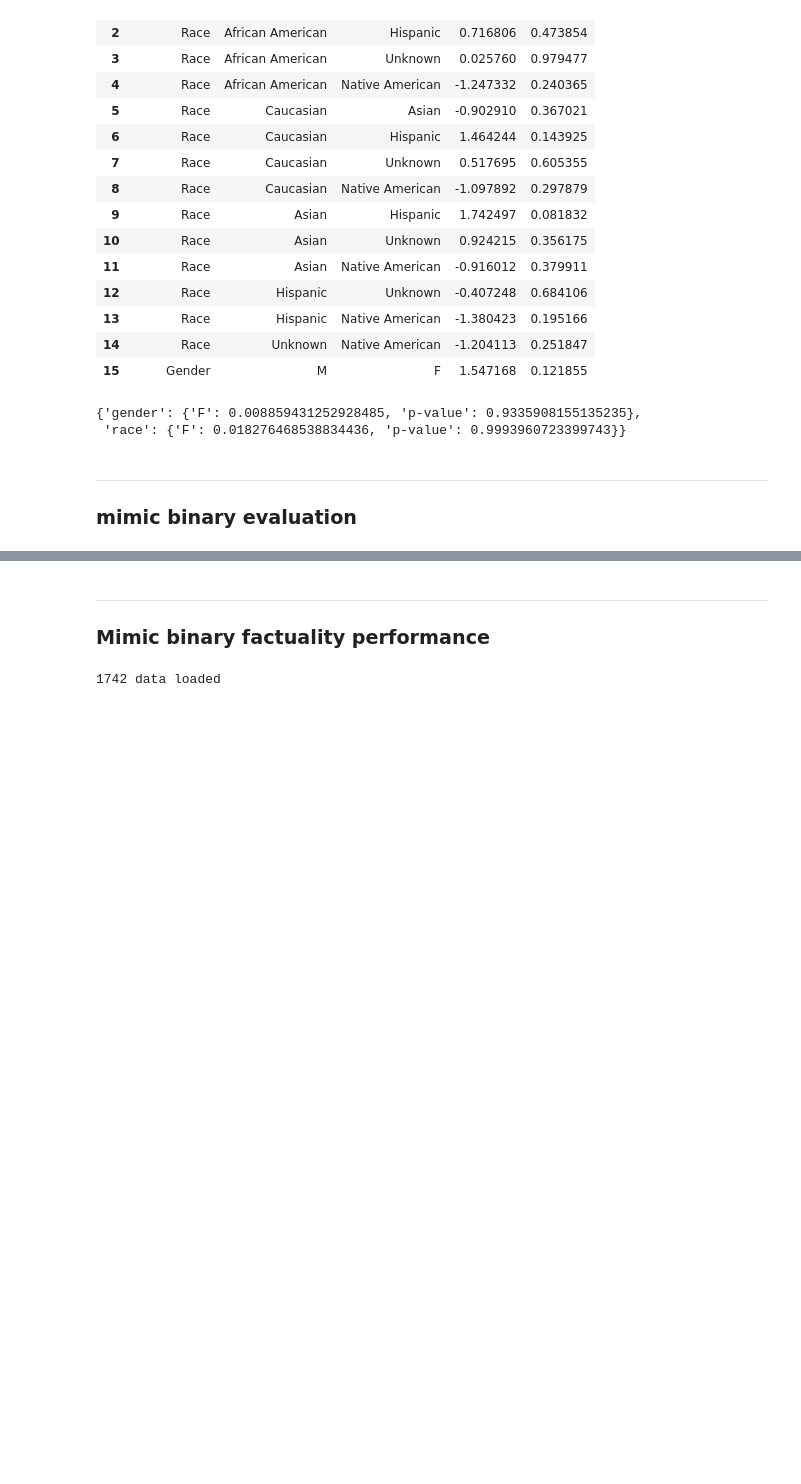
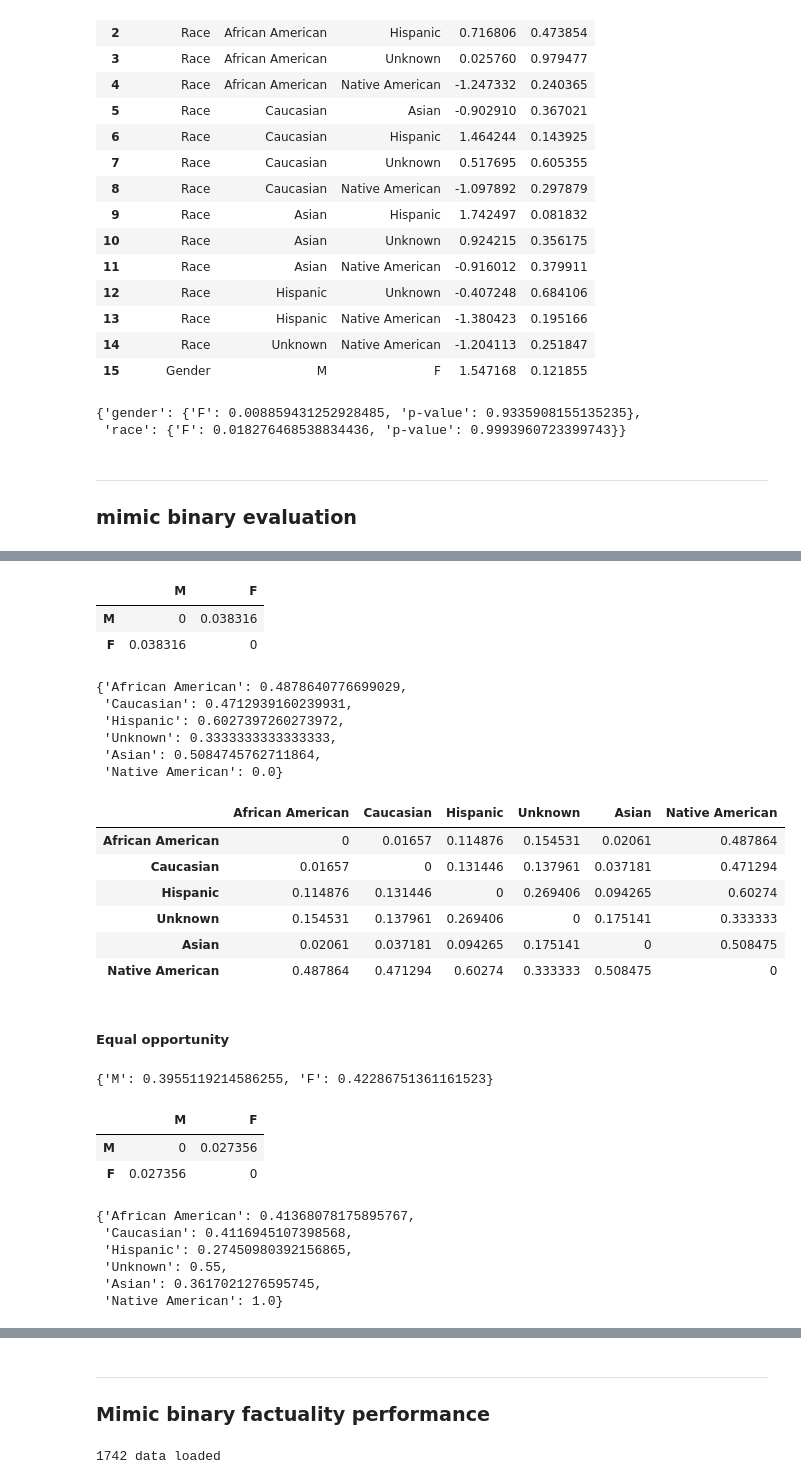
Before and after one commit to nipdep/Trust-Medical-LVLM, a Jupyter notebook: notebooks/mimic_base_fairness_eval.ipynb, the cells around one changed output, grey strips where cells are left out. Saved outputs shown, nothing was run; the diff lists cells and outputs as text; code cells hidden in the pictures; blank space fills up the shorter version.

```diff
--- a/notebooks/mimic_base_fairness_eval.ipynb
+++ b/notebooks/mimic_base_fairness_eval.ipynb
@@ -130,0 +180,27 @@ grader.welch_anova_results()
+# %%
+te_results['gender']['difference_table']
+# %% [output]
+|  | M | F |
+| M | 0 | 0.038316 |
+| F | 0.038316 | 0 |
+# %%
+te_results['race']['individual']
+# %% [output]
+{'African American': 0.4878640776699029,
+ 'Caucasian': 0.4712939160239931,
+ 'Hispanic': 0.6027397260273972,
+ 'Unknown': 0.3333333333333333,
+ 'Asian': 0.5084745762711864,
+ 'Native American': 0.0}
+# %%
+te_results['race']['difference_table']
+# %% [output]
+|  | African American | Caucasian | Hispanic | Unknown | Asian | Native American |
+| African American | 0 | 0.01657 | 0.114876 | 0.154531 | 0.02061 | 0.487864 |
+| Caucasian | 0.01657 | 0 | 0.131446 | 0.137961 | 0.037181 | 0.471294 |
+| Hispanic | 0.114876 | 0.131446 | 0 | 0.269406 | 0.094265 | 0.60274 |
+| Unknown | 0.154531 | 0.137961 | 0.269406 | 0 | 0.175141 | 0.333333 |
+| Asian | 0.02061 | 0.037181 | 0.094265 | 0.175141 | 0 | 0.508475 |
+| Native American | 0.487864 | 0.471294 | 0.60274 | 0.333333 | 0.508475 | 0 |
+# %% [markdown]
+##### Equal opportunity
@@ -130,0 +209,19 @@ grader.welch_anova_results()
+# %%
+eo_results['gender']['individual']
+# %% [output]
+{'M': 0.3955119214586255, 'F': 0.42286751361161523}
+# %%
+eo_results['gender']['difference_table']
+# %% [output]
+|  | M | F |
+| M | 0 | 0.027356 |
+| F | 0.027356 | 0 |
+# %%
+eo_results['race']['individual']
+# %% [output]
+{'African American': 0.41368078175895767,
+ 'Caucasian': 0.4116945107398568,
+ 'Hispanic': 0.27450980392156865,
+ 'Unknown': 0.55,
+ 'Asian': 0.3617021276595745,
+ 'Native American': 1.0}
```
Also changed, not shown: parts of 49 cells of this notebook.
